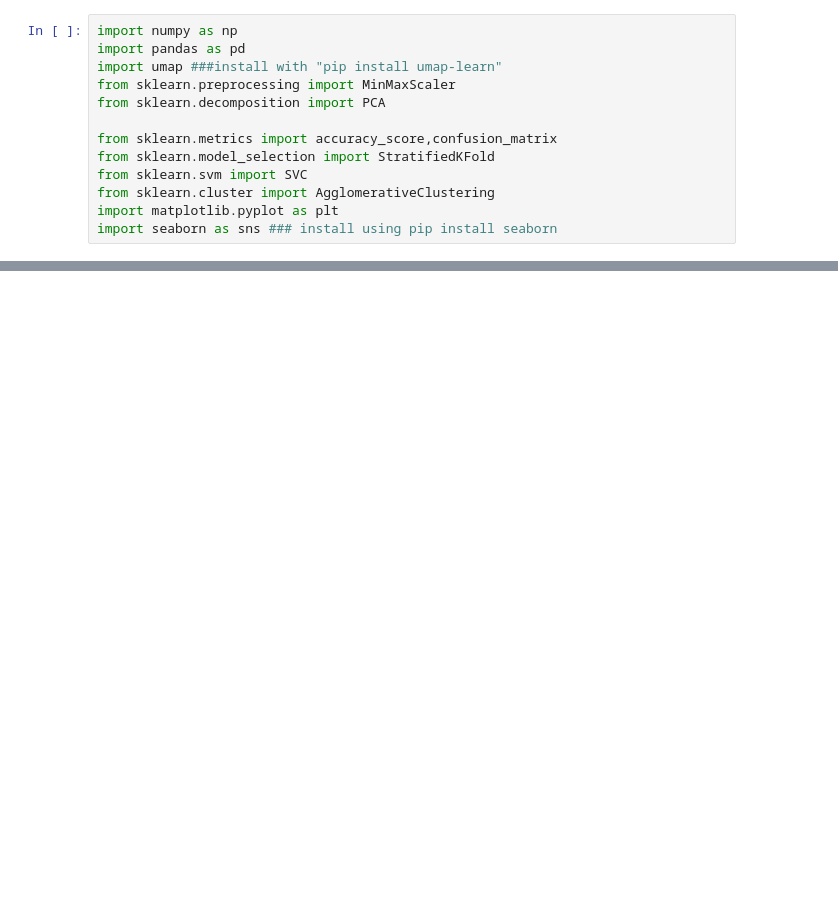
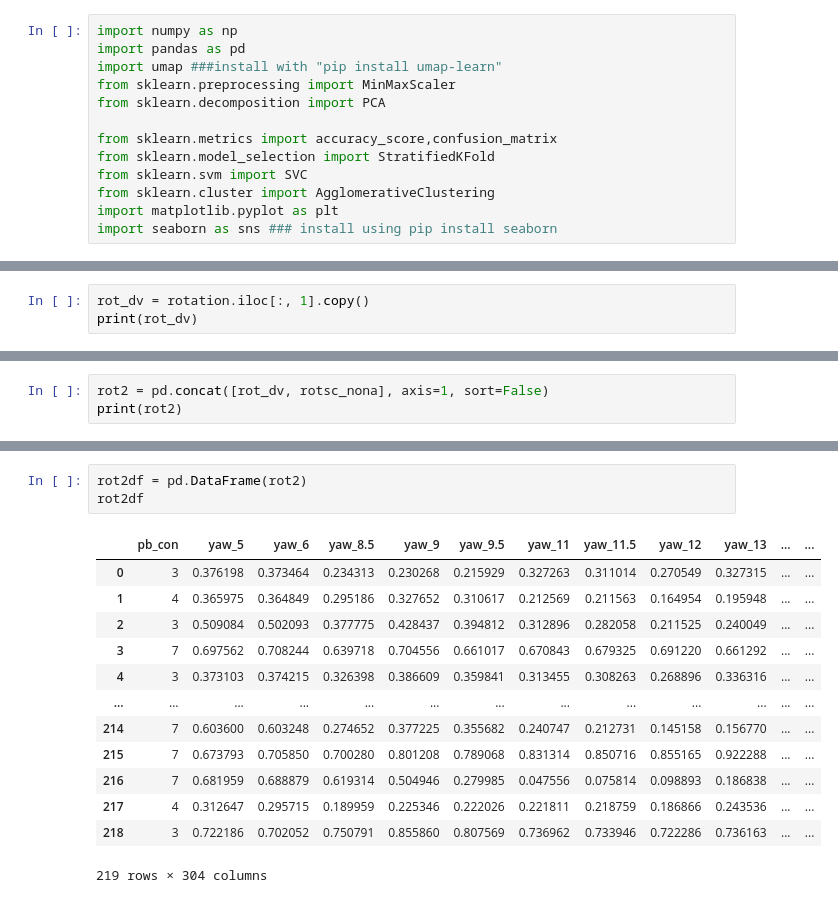
Before and after one commit to adolwick/BIOF509-Project, a Jupyter notebook: BIOF509_TestRun.ipynb, the cells around one changed output, grey strips where cells are left out. Drawn from its saved outputs; the diff is of its cells as text; blank space fills up the shorter version.

```diff
--- a/BIOF509_TestRun.ipynb
+++ b/BIOF509_TestRun.ipynb
@@ -219,0 +220,3 @@ rotsc_nona
+# %%
+rot_dv = rotation.iloc[:, 1].copy()
+print(rot_dv)
@@ -219,0 +236,3 @@ rotsc_nona
+# %%
+rot2 = pd.concat([rot_dv, rotsc_nona], axis=1, sort=False)
+print(rot2)
@@ -219,0 +257,17 @@ rotsc_nona
+# %%
+rot2df = pd.DataFrame(rot2)
+rot2df
+# %% [output]
+|  | pb_con | yaw_5 | yaw_6 | yaw_8.5 | yaw_9 | yaw_9.5 | yaw_11 | yaw_11.5 | yaw_12 | yaw_13 | ... | ... |
+| 0 | 3 | 0.376198 | 0.373464 | 0.234313 | 0.230268 | 0.215929 | 0.327263 | 0.311014 | 0.270549 | 0.327315 | ... | ... |
+| 1 | 4 | 0.365975 | 0.364849 | 0.295186 | 0.327652 | 0.310617 | 0.212569 | 0.211563 | 0.164954 | 0.195948 | ... | ... |
+| 2 | 3 | 0.509084 | 0.502093 | 0.377775 | 0.428437 | 0.394812 | 0.312896 | 0.282058 | 0.211525 | 0.240049 | ... | ... |
+| 3 | 7 | 0.697562 | 0.708244 | 0.639718 | 0.704556 | 0.661017 | 0.670843 | 0.679325 | 0.691220 | 0.661292 | ... | ... |
+| 4 | 3 | 0.373103 | 0.374215 | 0.326398 | 0.386609 | 0.359841 | 0.313455 | 0.308263 | 0.268896 | 0.336316 | ... | ... |
+| ... | ... | ... | ... | ... | ... | ... | ... | ... | ... | ... | ... | ... |
+| 214 | 7 | 0.603600 | 0.603248 | 0.274652 | 0.377225 | 0.355682 | 0.240747 | 0.212731 | 0.145158 | 0.156770 | ... | ... |
+| 215 | 7 | 0.673793 | 0.705850 | 0.700280 | 0.801208 | 0.789068 | 0.831314 | 0.850716 | 0.855165 | 0.922288 | ... | ... |
+| 216 | 7 | 0.681959 | 0.688879 | 0.619314 | 0.504946 | 0.279985 | 0.047556 | 0.075814 | 0.098893 | 0.186838 | ... | ... |
+| 217 | 4 | 0.312647 | 0.295715 | 0.189959 | 0.225346 | 0.222026 | 0.221811 | 0.218759 | 0.186866 | 0.243536 | ... | ... |
+| 218 | 3 | 0.722186 | 0.702052 | 0.750791 | 0.855860 | 0.807569 | 0.736962 | 0.733946 | 0.722286 | 0.736163 | ... | ... |
+219 rows × 304 columns
```
Also changed, not shown: parts of 15 cells of this notebook, 2 other files.
